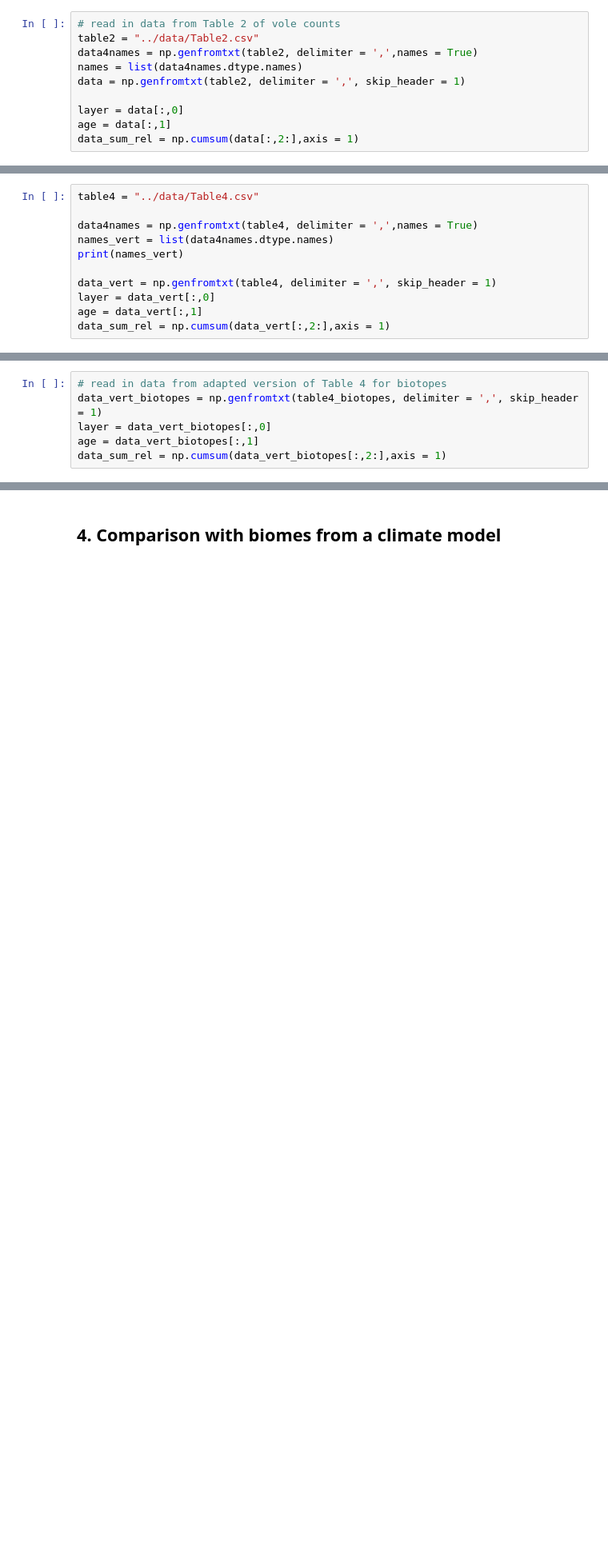
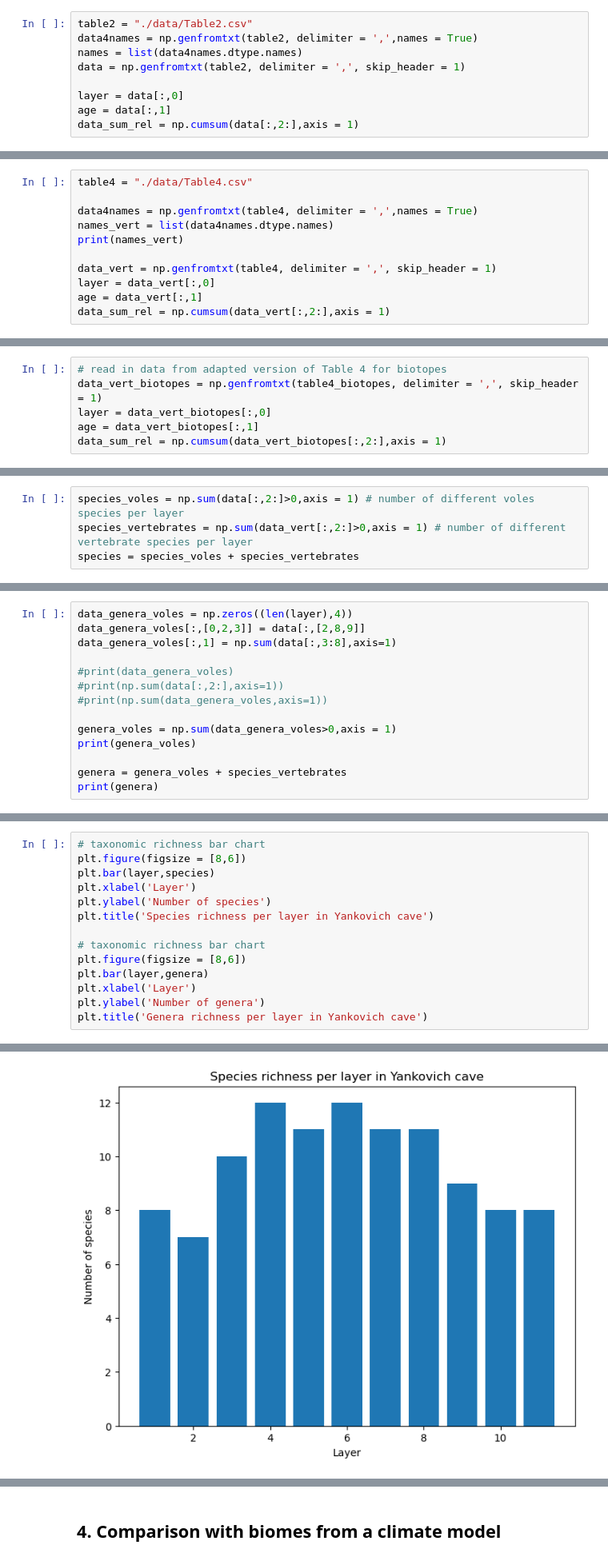
Before and after one commit to EmiliaJarochowska/Yankovich_cave, a Jupyter notebook: solutions/Python_solution.ipynb, the cells around one changed output, grey strips where cells are left out. Shown at 80% size. Drawn from its saved outputs; the diff is of its cells as text; blank space fills up the shorter version.

```diff
--- a/solutions/Python_solution.ipynb
+++ b/solutions/Python_solution.ipynb
@@ -10,6 +13,5 @@ import matplotlib.pyplot as plt
 # %%
-# read in data from Table 2 of vole counts
-table2 = "../data/Table2.csv"
+table2 = "./data/Table2.csv"
 data4names = np.genfromtxt(table2, delimiter = ',',names = True)
 names = list(data4names.dtype.names)
 data = np.genfromtxt(table2, delimiter = ',', skip_header = 1)
@@ -116,5 +124,5 @@ plt.legend(biotopes[2:],loc = 'center right',title = 'biotope')
 # %%
-table4 = "../data/Table4.csv"
+table4 = "./data/Table4.csv"
 
 data4names = np.genfromtxt(table4, delimiter = ',',names = True)
 names_vert = list(data4names.dtype.names)
@@ -218,0 +233,4 @@ plt.legend(biotopes_vert[2:],loc = 'center right')
+# %%
+species_voles = np.sum(data[:,2:]>0,axis = 1) # number of different voles species per layer
+species_vertebrates = np.sum(data_vert[:,2:]>0,axis = 1) # number of different vertebrate species per layer
+species = species_voles + species_vertebrates
@@ -218,0 +243,14 @@ plt.legend(biotopes_vert[2:],loc = 'center right')
+# %%
+data_genera_voles = np.zeros((len(layer),4))
+data_genera_voles[:,[0,2,3]] = data[:,[2,8,9]]
+data_genera_voles[:,1] = np.sum(data[:,3:8],axis=1)
+
+#print(data_genera_voles)
+#print(np.sum(data[:,2:],axis=1))
+#print(np.sum(data_genera_voles,axis=1))
+
+genera_voles = np.sum(data_genera_voles>0,axis = 1)
+print(genera_voles)
+
+genera = genera_voles + species_vertebrates
+print(genera)
@@ -218,0 +260,15 @@ plt.legend(biotopes_vert[2:],loc = 'center right')
+# %%
+# taxonomic richness bar chart
+plt.figure(figsize = [8,6])
+plt.bar(layer,species)
+plt.xlabel('Layer')
+plt.ylabel('Number of species')
+plt.title('Species richness per layer in Yankovich cave')
+
+# taxonomic richness bar chart
+plt.figure(figsize = [8,6])
+plt.bar(layer,genera)
+plt.xlabel('Layer')
+plt.ylabel('Number of genera')
+plt.title('Genera richness per layer in Yankovich cave')
+# %% [output]
@@ -218,0 +276 @@ plt.legend(biotopes_vert[2:],loc = 'center right')
+[figure, added]
```
Also changed, not shown: parts of 45 cells of this notebook, 13 other files.
